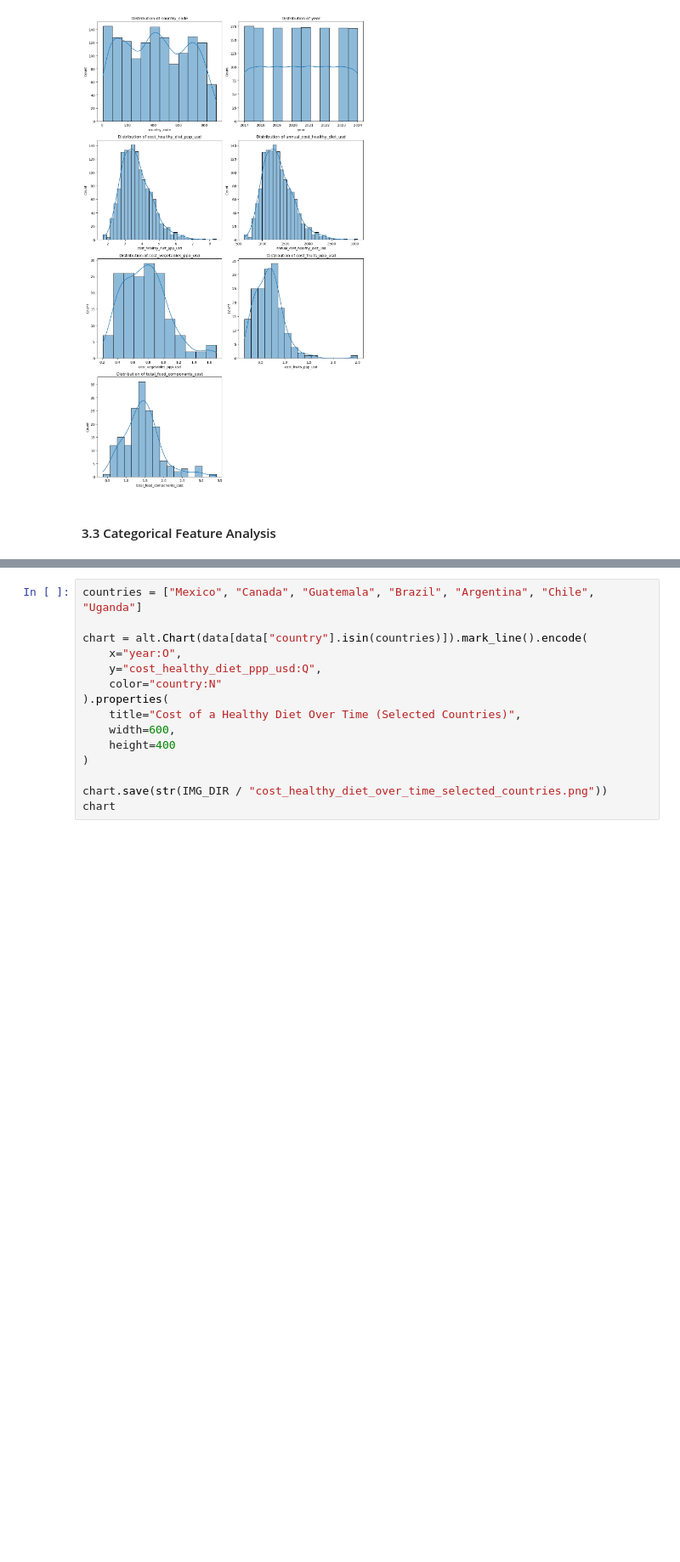
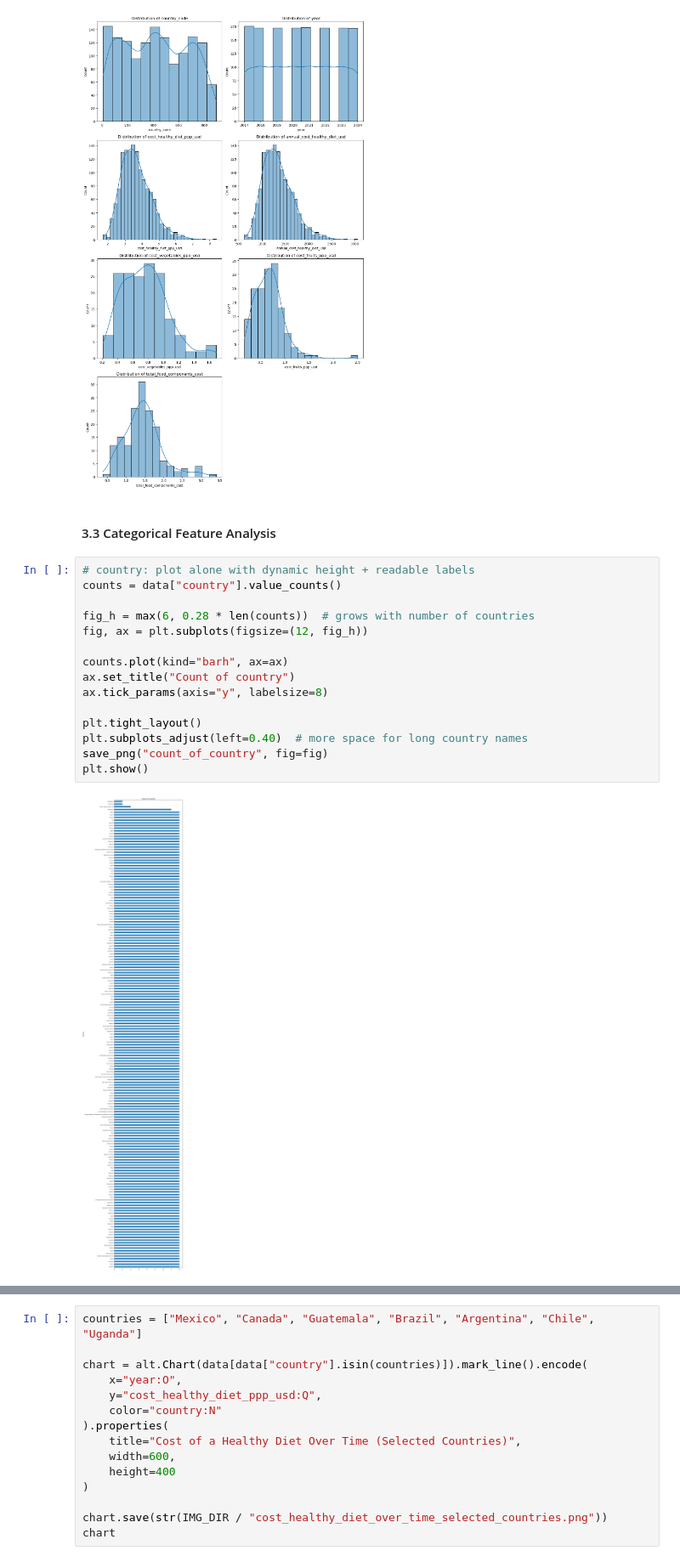
Before and after one commit to UBC-MDS/DSCI-532_2026_29_healthy-diet, a Jupyter notebook: notebooks/eda_analysis.ipynb, the cells around one changed output, grey strips where cells are left out. Shown at 85% size. Cells and saved outputs as stored; diff of their text form; blank space fills up the shorter version.

```diff
--- a/notebooks/eda_analysis.ipynb
+++ b/notebooks/eda_analysis.ipynb
@@ -150,4 +150,21 @@ plt.show()
 [figure]
 # %% [markdown]
 #### 3.3 Categorical Feature Analysis
+# %%
+# country: plot alone with dynamic height + readable labels
+counts = data["country"].value_counts()
+
+fig_h = max(6, 0.28 * len(counts))  # grows with number of countries
+fig, ax = plt.subplots(figsize=(12, fig_h))
+
+counts.plot(kind="barh", ax=ax)
+ax.set_title("Count of country")
+ax.tick_params(axis="y", labelsize=8)
+
+plt.tight_layout()
+plt.subplots_adjust(left=0.40)  # more space for long country names
+save_png("count_of_country", fig=fig)
+plt.show()
+# %% [output]
+[figure, added]
 # %%
```
Also changed, not shown: parts of 1 cell of this notebook, 3 other files.
